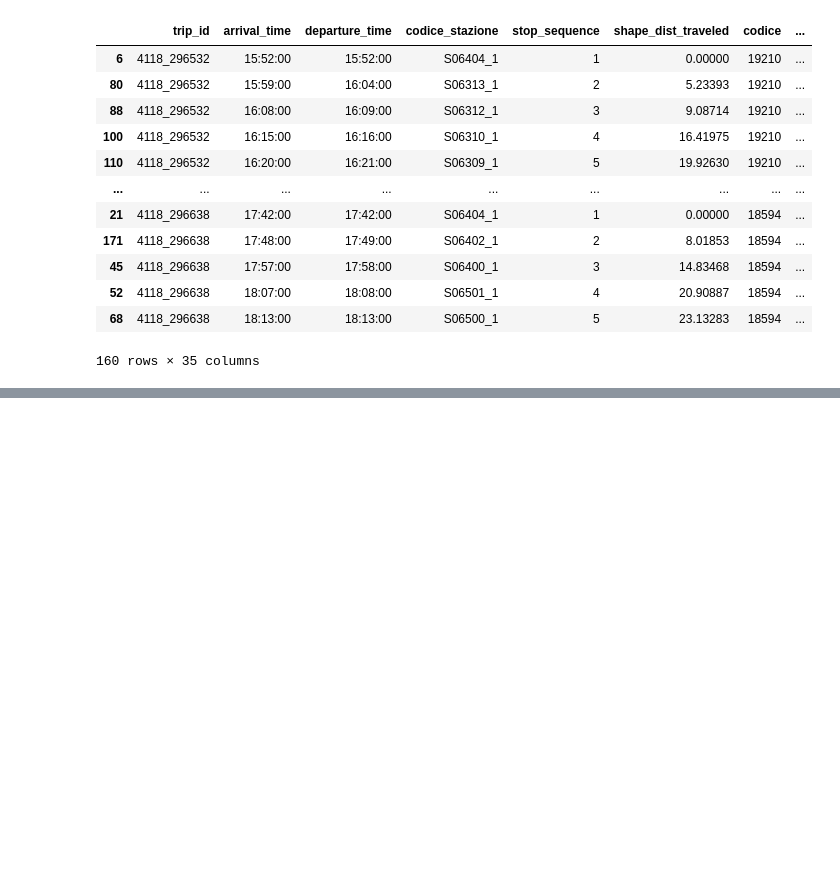
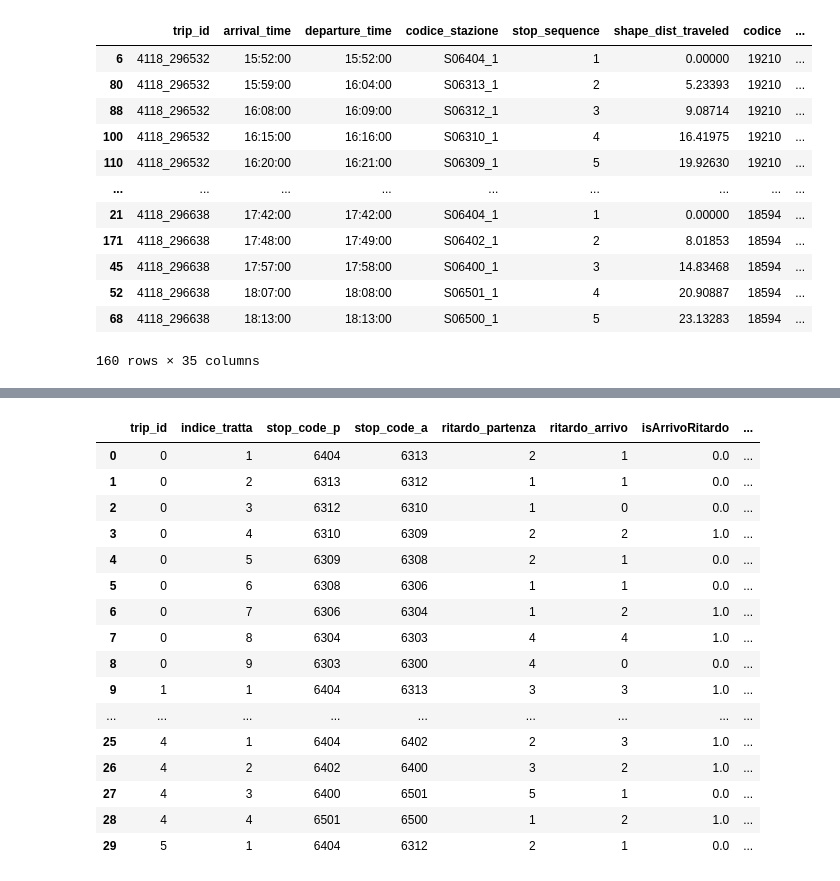
Before and after one commit to gianlucarea/weather-delay, a Jupyter notebook: code/pipeline-2023.ipynb, the cells around one changed output, grey strips where cells are left out. Cells and saved outputs as stored; diff of their text form; code cells hidden in the pictures; blank space fills up the shorter version.

```diff
--- a/code/pipeline-2023.ipynb
+++ b/code/pipeline-2023.ipynb
@@ -449,0 +447,15 @@ main_dataset
+# %%
+main_dataset = main_dataset.round({'speed':0,'temperature_linea':0,'wind_dir_10m_linea':0,'soil_temperature_linea':0 ,
+                                  'wind_gusts_linea':0, 'wind_dir_100m_linea':0 ,'wind_speed_100m_linea':0,
+                                  'wind_speed_10m_linea':0, 'wmo_code_linea':0 , 'humidity_linea':0})
+
+labelEncoder = LabelEncoder()
+main_dataset["trip_id"] = labelEncoder.fit_transform(main_dataset["trip_id"])
+main_dataset = main_dataset.drop(['codice_stazione_p','codice_stazione_a'], axis=1)
+main_dataset["isArrivoRitardo"] = main_dataset["isArrivoRitardo"].astype(float)
+main_dataset["isPartenzaRitardo"] = main_dataset["isPartenzaRitardo"].astype(float)
+
+trip_ids = set(main_dataset.trip_id)
+result = main_dataset.copy()
+main_dataset = main_dataset.assign(classification_prevision=0)
+main_dataset = main_dataset.assign(regression_prevision=0)
@@ -449,0 +464,4 @@ main_dataset
+# %%
+classificator =  joblib.load("./models/smote/RandomForestClassifier.joblib")
+regressor = joblib.load("./models/regressions/ExtraTreesRegressor.joblib")
+X = result.drop(['isArrivoRitardo','ritardo_arrivo'], axis=1)
@@ -449,0 +523,10 @@ main_dataset
+# %%
+result= main_dataset.copy()
+# %%
+result.drop(columns=["arrival_time","departure_time","shape_dist_traveled","time_diff",
+                     "speed","dist_diff","codice","direction_id","data_giorno",
+                     "temperature_linea","app_temp_linea","rain_linea","snow_fall_linea","snow_depth_linea","humidity_linea",
+                     "precipitation_linea","wmo_code_linea","wind_speed_10m_linea","wind_speed_100m_linea",
+                     "wind_dir_10m_linea","wind_dir_100m_linea",
+                     "wind_gusts_linea","soil_temperature_linea"
+                                         ], inplace=True)
@@ -449,0 +535,20 @@ main_dataset
+# %%
+result.head(30)
+# %% [output]
+|  | trip_id | indice_tratta | stop_code_p | stop_code_a | ritardo_partenza | ritardo_arrivo | isArrivoRitardo | ... |
+| 0 | 0 | 1 | 6404 | 6313 | 2 | 1 | 0.0 | ... |
+| 1 | 0 | 2 | 6313 | 6312 | 1 | 1 | 0.0 | ... |
+| 2 | 0 | 3 | 6312 | 6310 | 1 | 0 | 0.0 | ... |
+| 3 | 0 | 4 | 6310 | 6309 | 2 | 2 | 1.0 | ... |
+| 4 | 0 | 5 | 6309 | 6308 | 2 | 1 | 0.0 | ... |
+| 5 | 0 | 6 | 6308 | 6306 | 1 | 1 | 0.0 | ... |
+| 6 | 0 | 7 | 6306 | 6304 | 1 | 2 | 1.0 | ... |
+| 7 | 0 | 8 | 6304 | 6303 | 4 | 4 | 1.0 | ... |
+| 8 | 0 | 9 | 6303 | 6300 | 4 | 0 | 0.0 | ... |
+| 9 | 1 | 1 | 6404 | 6313 | 3 | 3 | 1.0 | ... |
+| ... | ... | ... | ... | ... | ... | ... | ... | ... |
+| 25 | 4 | 1 | 6404 | 6402 | 2 | 3 | 1.0 | ... |
+| 26 | 4 | 2 | 6402 | 6400 | 3 | 2 | 1.0 | ... |
+| 27 | 4 | 3 | 6400 | 6501 | 5 | 1 | 0.0 | ... |
+| 28 | 4 | 4 | 6501 | 6500 | 1 | 2 | 1.0 | ... |
+| 29 | 5 | 1 | 6404 | 6312 | 2 | 1 | 0.0 | ... |
```
Also changed, not shown: parts of 13 cells of this notebook, 7 other files.
